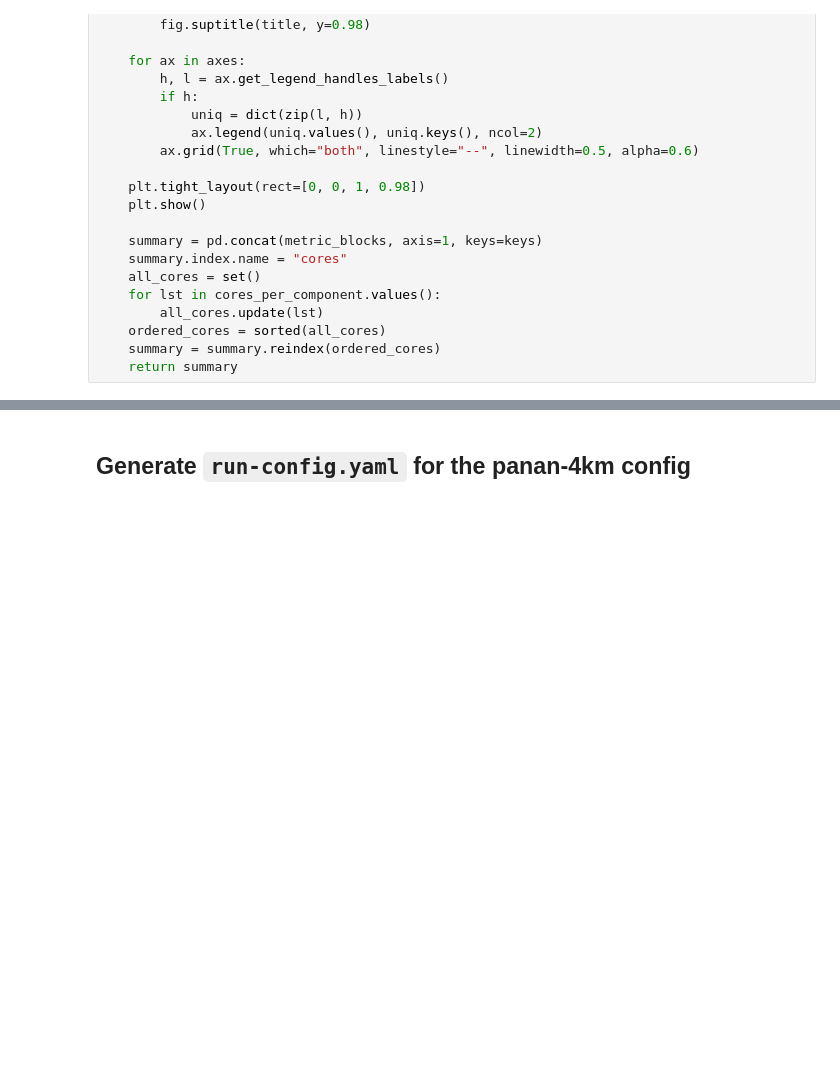
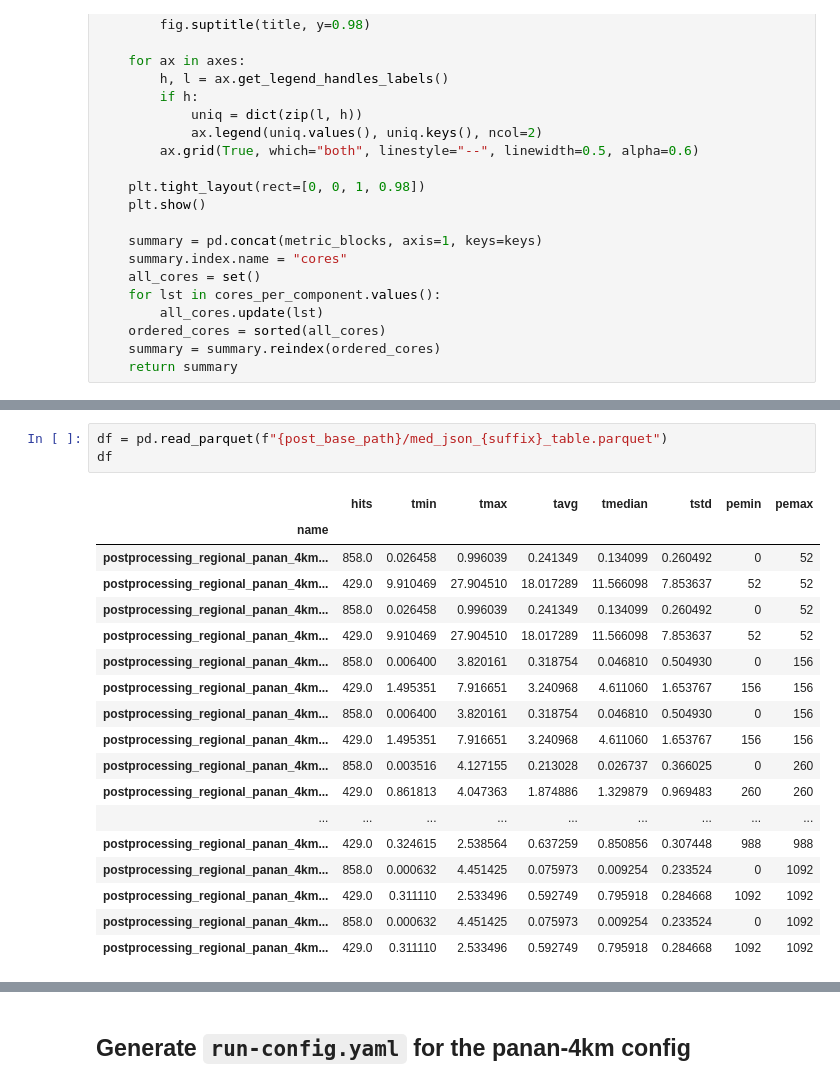
Before and after one commit to ACCESS-NRI/access-models-scaling, a Jupyter notebook: accessom3_panan_4km.ipynb, the cells around one changed output, grey strips where cells are left out. Cells and saved outputs as stored; diff of their text form; blank space fills up the shorter version.

```diff
--- a/accessom3_panan_4km.ipynb
+++ b/accessom3_panan_4km.ipynb
@@ -939,0 +992,22 @@ def plot_efficiency(stats_df: pd.DataFrame,
+# %%
+df = pd.read_parquet(f"{post_base_path}/med_json_{suffix}_table.parquet")
+df
+# %% [output]
+|  | hits | tmin | tmax | tavg | tmedian | tstd | pemin | pemax |
+| name |  |  |  |  |  |  |  |  |
+| postprocessing_regional_panan_4km... | 858.0 | 0.026458 | 0.996039 | 0.241349 | 0.134099 | 0.260492 | 0 | 52 |
+| postprocessing_regional_panan_4km... | 429.0 | 9.910469 | 27.904510 | 18.017289 | 11.566098 | 7.853637 | 52 | 52 |
+| postprocessing_regional_panan_4km... | 858.0 | 0.026458 | 0.996039 | 0.241349 | 0.134099 | 0.260492 | 0 | 52 |
+| postprocessing_regional_panan_4km... | 429.0 | 9.910469 | 27.904510 | 18.017289 | 11.566098 | 7.853637 | 52 | 52 |
+| postprocessing_regional_panan_4km... | 858.0 | 0.006400 | 3.820161 | 0.318754 | 0.046810 | 0.504930 | 0 | 156 |
+| postprocessing_regional_panan_4km... | 429.0 | 1.495351 | 7.916651 | 3.240968 | 4.611060 | 1.653767 | 156 | 156 |
+| postprocessing_regional_panan_4km... | 858.0 | 0.006400 | 3.820161 | 0.318754 | 0.046810 | 0.504930 | 0 | 156 |
+| postprocessing_regional_panan_4km... | 429.0 | 1.495351 | 7.916651 | 3.240968 | 4.611060 | 1.653767 | 156 | 156 |
+| postprocessing_regional_panan_4km... | 858.0 | 0.003516 | 4.127155 | 0.213028 | 0.026737 | 0.366025 | 0 | 260 |
+| postprocessing_regional_panan_4km... | 429.0 | 0.861813 | 4.047363 | 1.874886 | 1.329879 | 0.969483 | 260 | 260 |
+| ... | ... | ... | ... | ... | ... | ... | ... | ... |
+| postprocessing_regional_panan_4km... | 429.0 | 0.324615 | 2.538564 | 0.637259 | 0.850856 | 0.307448 | 988 | 988 |
+| postprocessing_regional_panan_4km... | 858.0 | 0.000632 | 4.451425 | 0.075973 | 0.009254 | 0.233524 | 0 | 1092 |
+| postprocessing_regional_panan_4km... | 429.0 | 0.311110 | 2.533496 | 0.592749 | 0.795918 | 0.284668 | 1092 | 1092 |
+| postprocessing_regional_panan_4km... | 858.0 | 0.000632 | 4.451425 | 0.075973 | 0.009254 | 0.233524 | 0 | 1092 |
+| postprocessing_regional_panan_4km... | 429.0 | 0.311110 | 2.533496 | 0.592749 | 0.795918 | 0.284668 | 1092 | 1092 |
```
Also changed, not shown: parts of 6 cells of this notebook.
